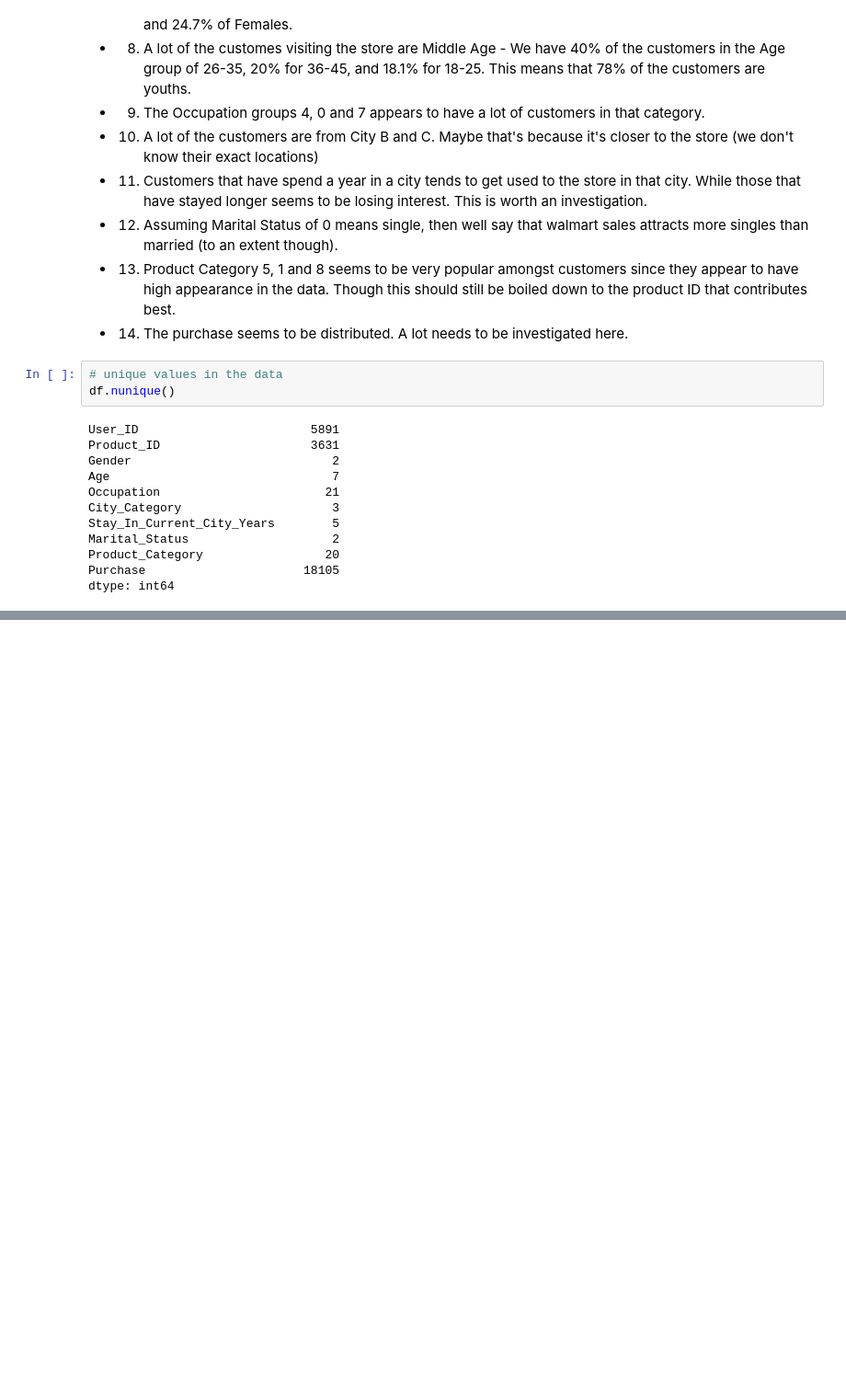
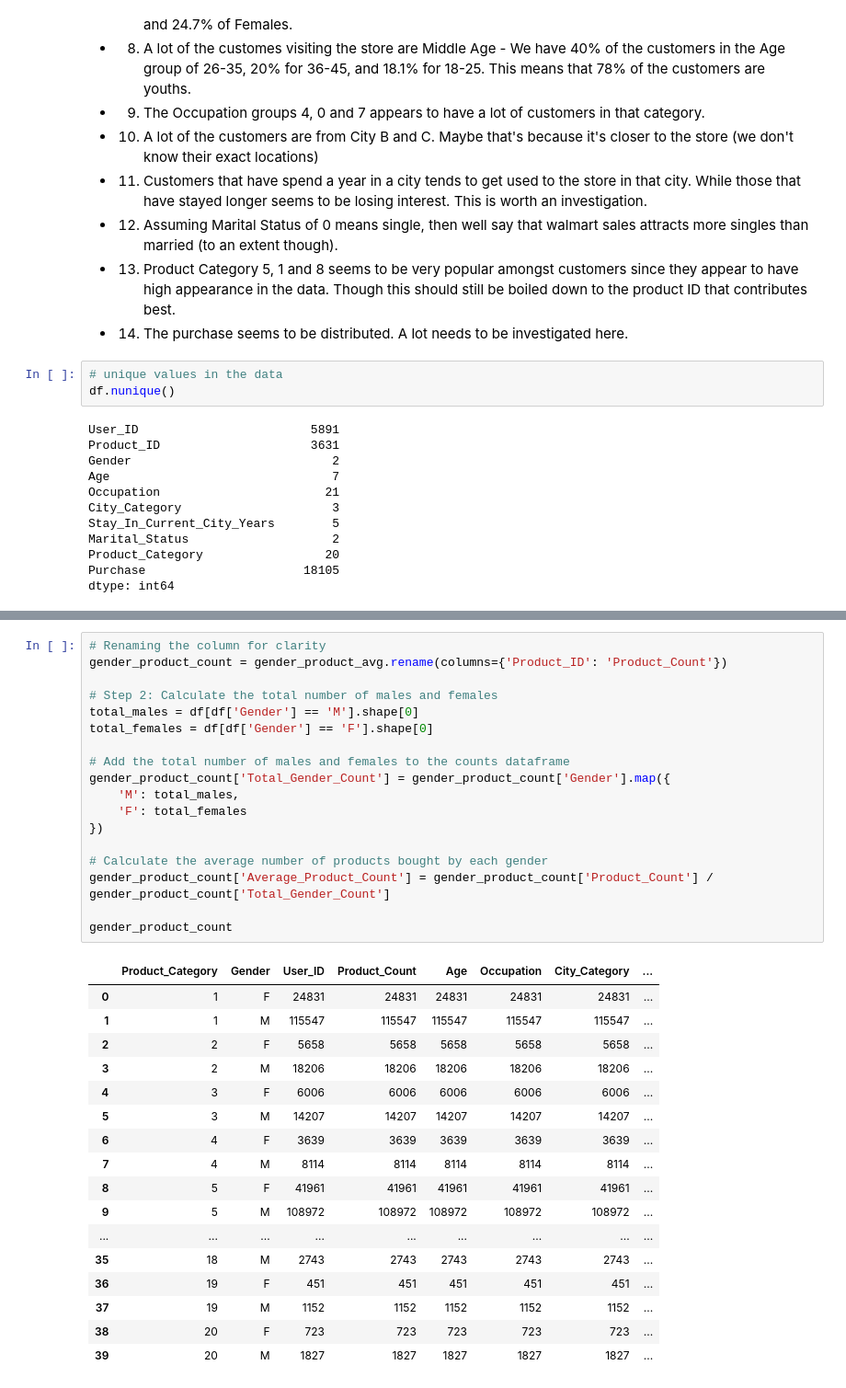
Before and after one commit to timothyafolami/walmart-ecommerce, a Jupyter notebook: Analysis.ipynb, the cells around one changed output, grey strips where cells are left out. Shown: that part at 92% size. Drawn from its saved outputs; the diff is of its cells as text; blank space fills up the shorter version.

```diff
--- a/Analysis.ipynb
+++ b/Analysis.ipynb
@@ -495,0 +567,36 @@ dtype: int64
+# %%
+# Renaming the column for clarity
+gender_product_count = gender_product_avg.rename(columns={'Product_ID': 'Product_Count'})
+
+# Step 2: Calculate the total number of males and females
+total_males = df[df['Gender'] == 'M'].shape[0]
+total_females = df[df['Gender'] == 'F'].shape[0]
+
+# Add the total number of males and females to the counts dataframe
+gender_product_count['Total_Gender_Count'] = gender_product_count['Gender'].map({
+    'M': total_males,
+    'F': total_females
+})
+
+# Calculate the average number of products bought by each gender
+gender_product_count['Average_Product_Count'] = gender_product_count['Product_Count'] / gender_product_count['Total_Gender_Count']
+
+gender_product_count
+# %% [output]
+|  | Product_Category | Gender | User_ID | Product_Count | Age | Occupation | City_Category | ... |
+| 0 | 1 | F | 24831 | 24831 | 24831 | 24831 | 24831 | ... |
+| 1 | 1 | M | 115547 | 115547 | 115547 | 115547 | 115547 | ... |
+| 2 | 2 | F | 5658 | 5658 | 5658 | 5658 | 5658 | ... |
+| 3 | 2 | M | 18206 | 18206 | 18206 | 18206 | 18206 | ... |
+| 4 | 3 | F | 6006 | 6006 | 6006 | 6006 | 6006 | ... |
+| 5 | 3 | M | 14207 | 14207 | 14207 | 14207 | 14207 | ... |
+| 6 | 4 | F | 3639 | 3639 | 3639 | 3639 | 3639 | ... |
+| 7 | 4 | M | 8114 | 8114 | 8114 | 8114 | 8114 | ... |
+| 8 | 5 | F | 41961 | 41961 | 41961 | 41961 | 41961 | ... |
+| 9 | 5 | M | 108972 | 108972 | 108972 | 108972 | 108972 | ... |
+| ... | ... | ... | ... | ... | ... | ... | ... | ... |
+| 35 | 18 | M | 2743 | 2743 | 2743 | 2743 | 2743 | ... |
+| 36 | 19 | F | 451 | 451 | 451 | 451 | 451 | ... |
+| 37 | 19 | M | 1152 | 1152 | 1152 | 1152 | 1152 | ... |
+| 38 | 20 | F | 723 | 723 | 723 | 723 | 723 | ... |
+| 39 | 20 | M | 1827 | 1827 | 1827 | 1827 | 1827 | ... |
```
Also changed, not shown: parts of 7 cells of this notebook.
